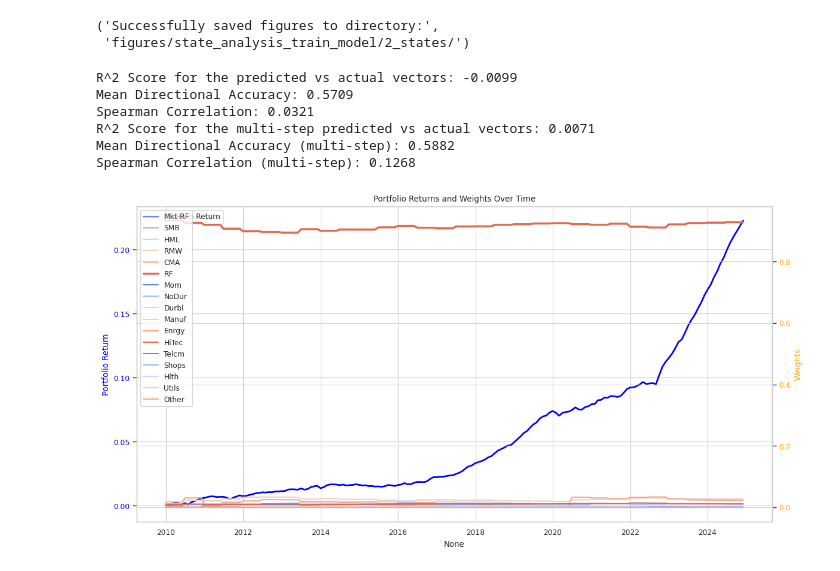
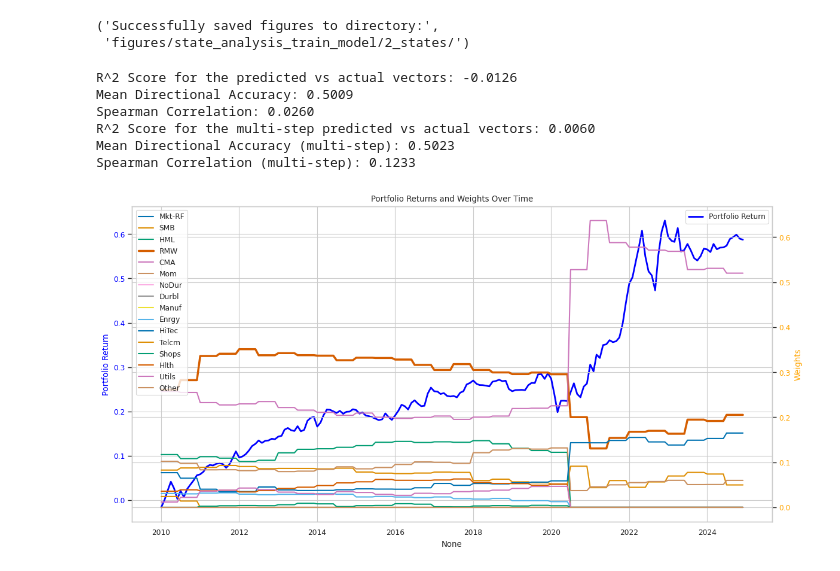
Before and after one commit to evucelic/HMM-Market-Regime-Estimation, a Jupyter notebook: fama_french_HMM.ipynb, the cells around one changed output. Drawn from its saved outputs; the diff is of its cells as text; code cells hidden in the pictures.

Commit message:
Remove RF from model_params, multistep graph, notes for finish

```diff
--- a/fama_french_HMM.ipynb
+++ b/fama_french_HMM.ipynb
@@ -117,5 +117,6 @@ model_parameters_df = pd.concat(
     [data_fama_french, data_fama_french_momentum, data_fama_french_industry_portfolios],
     axis=1,
 ).dropna()
+model_parameters_df = model_parameters_df.drop(columns=["RF"])
 model_parameters_df
 # %% [output]
@@ -777,6 +749,8 @@ def max_sharpe_portfolio(mean_returns, cov_matrix):
 lookback = 12  # months
 rebalance_freq = 6  # months
 multistep = 6 # months
+
+# svaki mjesec mijenjaj weightove sharpe
 
 hmm_train_copy = hmm_train.copy()  # convert to decimal returns
 hmm_test_copy = hmm_test.copy()
@@ -785,6 +759,7 @@ hmm_model = hmm_train_model  # initial model
 results_df = pd.DataFrame(columns=["Predicted Vector", "Actual Vector"])
 results_multistep_df = pd.DataFrame(columns=["Predicted Vector", "Actual Vector"])
 portfolio_returns = pd.DataFrame(columns=["Portfolio Return"])
+multistep_portfolio_returns = pd.DataFrame(columns=["Portfolio Return"])
 
 
 iteration = 0
@@ -812,7 +787,7 @@ while len(hmm_test_copy) > 0:
     means_vector = np.dot(current_date_probs, state_means)
     n = len(hmm_test_copy.columns)
     covars_vector = np.zeros((n, n))
-    for i in range(len(current_date_probs)):
+    for i in range(len(current_date_probs)): # pogledaj jos
         mean_diff = state_means[i] - means_vector
         covars_vector += current_date_probs[i] * (np.outer(mean_diff, mean_diff) + state_covars[i])
 
@@ -828,13 +803,20 @@ while len(hmm_test_copy) > 0:
     for _ in range(multistep):
         multi_step_probs = np.dot(multi_step_probs, hmm_model.transmat_)
     means_vector_multistep = np.dot(multi_step_probs, state_means)
+    covars_vector_multistep = np.zeros((n, n))
 
+    for i in range(len(multi_step_probs)):
+        mean_diff = state_means[i] - means_vector_multistep
+        covars_vector_multistep += multi_step_probs[i] * (np.outer(mean_diff, mean_diff) + state_covars[i])
+
+    # see if the multi-step date is in the test set
     multi_step_date = current_date + pd.DateOffset(months=multistep)
     if multi_step_date in hmm_test_copy.index:
         actual_vector_multistep = hmm_test_copy.loc[multi_step_date].values
     else:
         actual_vector_multistep = np.nan * np.ones(len(hmm_test_copy.columns))
 
+    # save multi-step predictions in df
     new_row_multistep = pd.DataFrame({
         "Predicted Vector": [means_vector_multistep],
         "Actual Vector": [actual_vector_multistep]
@@ -845,15 +827,29 @@ while len(hmm_test_copy) > 0:
     # MVO to calculate max sharpe portfolio
     if iteration % rebalance_freq == 0 or iteration == 0:
         weights, sharpe = max_sharpe_portfolio(means_vector, covars_vector)
+        weights_multistep, sharpe_multistep = max_sharpe_portfolio(means_vector_multistep, covars_vector_multistep)
 
+    # save portfolio returns
     factor_returns = np.dot(weights, hmm_test_copy.loc[current_date].values)
     new_row_portfolio = pd.DataFrame({
         "Portfolio Return": [factor_returns],
         "Weights": [weights],
         "Sharpe Ratio": [sharpe]
     }, index=[current_date])
+    portfolio_returns = pd.concat([portfolio_returns, new_row_portfolio], ignore_index=False)
 
-    portfolio_returns = pd.concat([portfolio_returns, new_row_portfolio], ignore_index=False)
+    # save multi-step portfolio returns
+    if multi_step_date in hmm_test_copy.index:
+        factor_returns_multistep = np.dot(weights_multistep, hmm_test_copy.loc[multi_step_date].values)
+    else:
+        factor_returns_multistep = np.nan
+
+    new_row_portfolio_multistep = pd.DataFrame({
+        "Portfolio Return": [factor_returns_multistep],
+        "Weights": [weights_multistep],
+        "Sharpe Ratio": [sharpe_multistep]
+    }, index=[multi_step_date])
+    multistep_portfolio_returns = pd.concat([multistep_portfolio_returns, new_row_portfolio_multistep], ignore_index=False)
 
     # move forward a month
     hmm_train_copy = pd.concat([hmm_train_copy, hmm_test_copy.iloc[:1]], ignore_index=False).sort_index()
@@ -891,18 +891,18 @@ print(f"Mean Directional Accuracy (multi-step): {mean_directional_accuracy(predi
 spearman_corr_multistep, _ = spearmanr(actual_vectors_multistep, predicted_vectors_multistep)
 print(f"Spearman Correlation (multi-step): {spearman_corr_multistep:.4f}")
 # %% [output]
-R^2 Score for the predicted vs actual vectors: -0.0099
-Mean Directional Accuracy: 0.5709
-Spearman Correlation: 0.0321
-R^2 Score for the multi-step predicted vs actual vectors: 0.0071
-Mean Directional Accuracy (multi-step): 0.5882
-Spearman Correlation (multi-step): 0.1268
+R^2 Score for the predicted vs actual vectors: -0.0126
+Mean Directional Accuracy: 0.5009
+Spearman Correlation: 0.0260
+R^2 Score for the multi-step predicted vs actual vectors: 0.0060
+Mean Directional Accuracy (multi-step): 0.5023
+Spearman Correlation (multi-step): 0.1233
 # %%
-def plot_portfolio_weights_and_returns(portfolio_returns):
+def plot_portfolio_weights_and_returns(portfolio_returns, label="Portfolio Return"):
     fig, ax1 = plt.subplots(figsize=(12, 6))
 
     portfolio_returns_copy = portfolio_returns.copy()
-    portfolio_returns_copy["Cumulative"] = (1 + portfolio_returns_copy["Portfolio Return"] / 100).cumprod() - 1
+    portfolio_returns_copy["Cumulative"] = (1 + portfolio_returns_copy[label] / 100).cumprod() - 1
 
     heighest_weighted_factor_index = portfolio_returns["Weights"].apply(lambda x: np.argmax(x)).mode()[0]
 
@@ -911,35 +911,38 @@ def plot_portfolio_weights_and_returns(portfolio_returns):
         y=portfolio_returns_copy["Cumulative"],
         ax=ax1,
         color="blue",
-        label="Portfolio Return",
+        label=label,
         linewidth=2
     )
     ax1.set_ylabel("Portfolio Return", color="blue")
     ax1.tick_params(axis='y', labelcolor="blue")
 
     ax2 = ax1.twinx()
     weights = np.array(portfolio_returns["Weights"].tolist())
+
+    palette = sns.color_palette("colorblind", n_colors=len(hmm_test.columns)).as_hex()
     for i, factor in enumerate(hmm_test.columns):
         if i == heighest_weighted_factor_index:
             linewidth = 2.5
         else:
             linewidth = 1.5
         sns.lineplot(
             x=portfolio_returns.index,
             y=weights[:, i],
             ax=ax2,
             label=f"{factor}",
             linestyle='-',
             linewidth=linewidth,
+            color=palette[i % len(palette)]
         )
 
     ax2.set_ylabel("Weights", color="orange")
     ax2.tick_params(axis='y', labelcolor="orange")
 
     fig.tight_layout()
     plt.title("Portfolio Returns and Weights Over Time")
     plt.legend(loc='upper left')
     plt.show()
 plot_portfolio_weights_and_returns(portfolio_returns)
 # %% [output]
-[figure, old version]
+[figure, new version]
```
Also changed, not shown: parts of 12 cells of this notebook, 21 other files.
